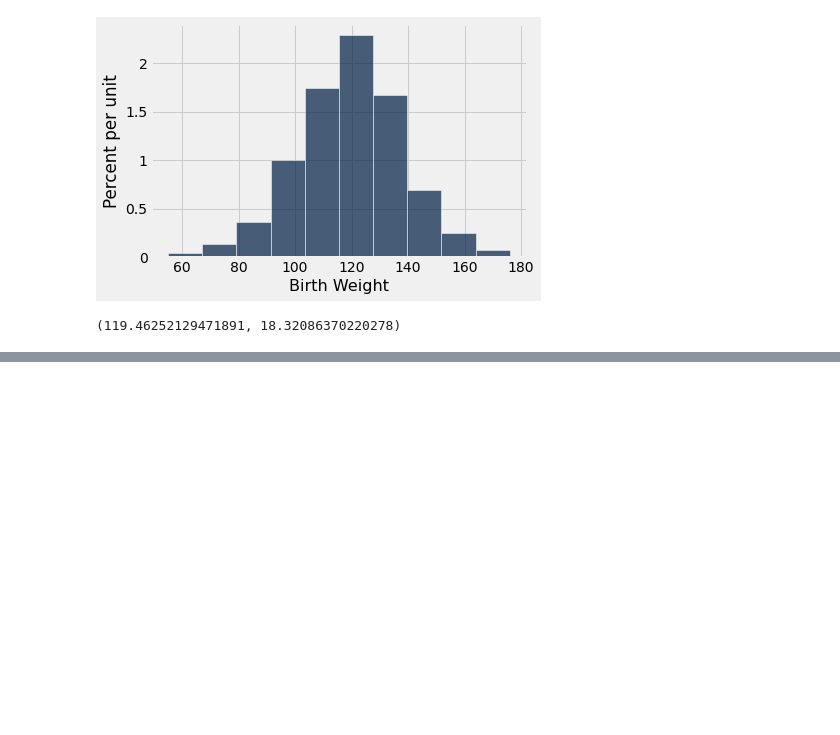
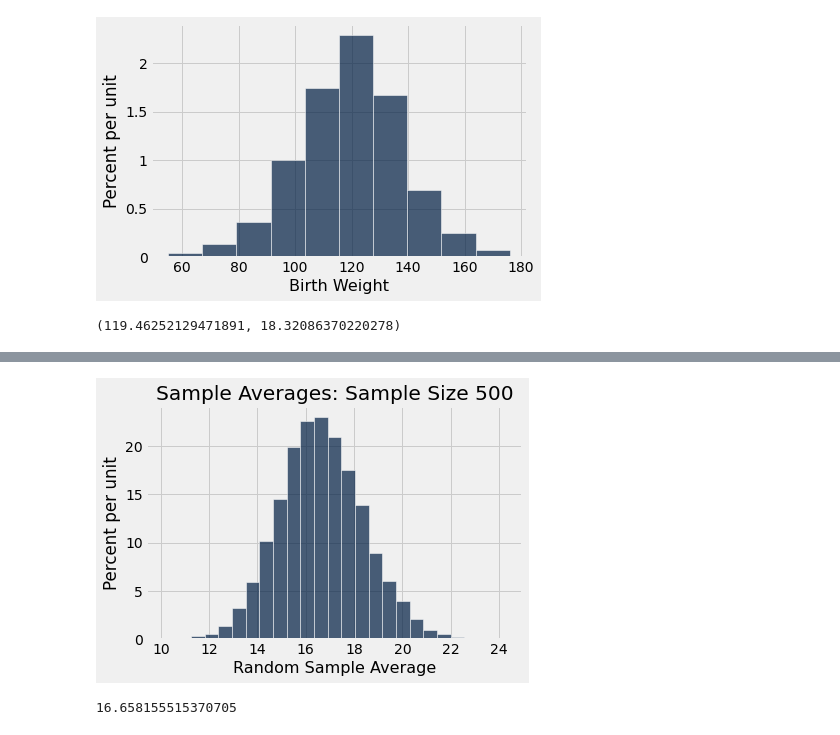
Before and after one commit to ciretorres/python, a Jupyter notebook: data8.3x/week1/sec02_normal_curve.ipynb, the cells around one changed output, grey strips where cells are left out. Cells and saved outputs as stored; diff of their text form; code cells hidden in the pictures; blank space fills up the shorter version.

```diff
--- a/data8.3x/week1/sec02_normal_curve.ipynb
+++ b/data8.3x/week1/sec02_normal_curve.ipynb
@@ -85,0 +108,21 @@ np.average(bw), np.std(bw)
+# %%
+sample_size = 500
+
+averages = make_array()
+
+for i in np.arange(10000):
+    sampled_flights = united.sample(sample_size)
+    sample_average = np.average(sampled_flights.column('Delay'))
+    averages = np.append(averages, sample_average)
+# %%
+Table().with_column('Sample Average', averages).hist(bins = 25, ec='w')
+plots.title('Sample Averages: Sample Size ' + str(sample_size))
+plots.xlabel('Random Sample Average');
+# %% [output]
+[figure, added]
+# %%
+# Population average
+pop_ave = np.average(united.column('Delay'))
+pop_ave
+# %% [output]
+16.658155515370705
```
Also changed, not shown: parts of 3 cells of this notebook, 1 other file.
